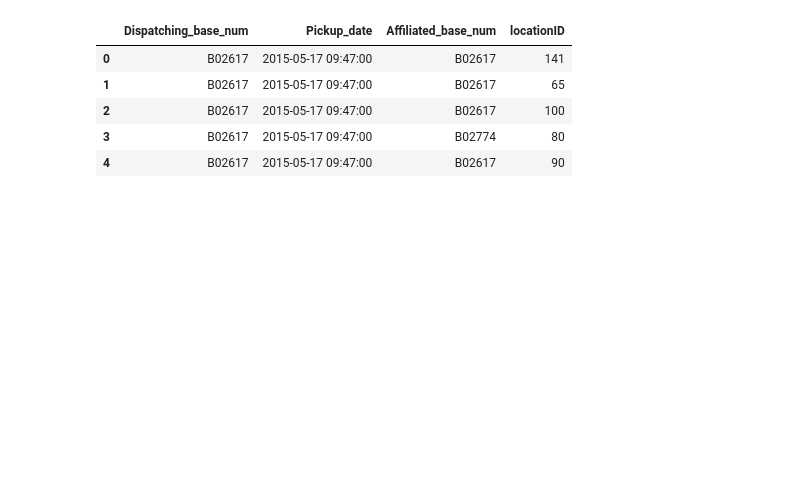
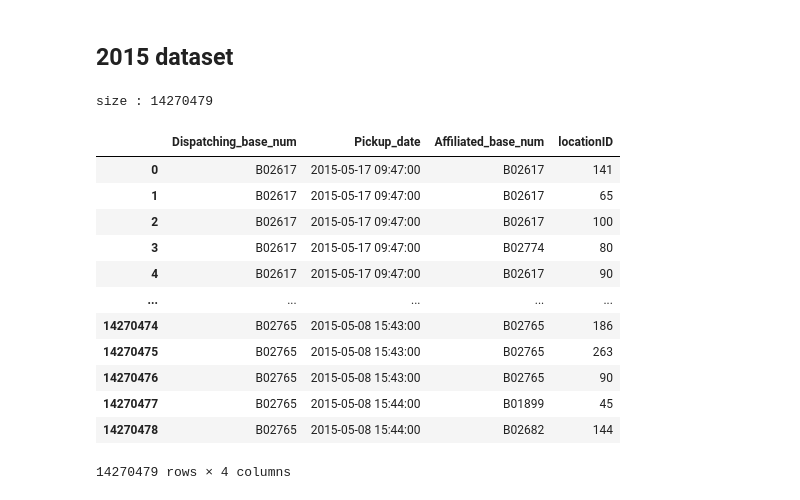
Before and after one commit to bring-nirachornkul/Big-Data-group-project, a Jupyter notebook: uber_preprocessing.ipynb, the cells around one changed output. Saved outputs shown, nothing was run; the diff lists cells and outputs as text; code cells hidden in the pictures; blank space fills up the shorter version.

```diff
--- a/uber_preprocessing.ipynb
+++ b/uber_preprocessing.ipynb
@@ -2,3 +7,4 @@
 import pandas as pd
 import numpy as np
 import matplotlib.pyplot as plt
+path = '/content/drive/MyDrive/Colab Notebooks/CSCE5300/project/'
@@ -17,0 +63,18 @@ df_2014[0].head(5)
+# %%
+map1 = folium.Map(
+    location=[40.71, -74.00],
+    tiles='cartodbpositron',
+    zoom_start=10
+)
+#marker_cluster = MarkerCluster("UBER Cluster").add_to(map1)
+x = df_2014[0]['Lat'][:100].values
+y = df_2014[0]['Lon'][:100].values
+
+for i in range(100):
+  folium.Marker([x[i], y[i]]).add_to(map1)
+
+#folium.Marker([40.769, -73.954], popup="<i>Mt. Hood Meadows</i>", tooltip='click me').add_to(map1)
+#folium.Marker([x, y], popup="<i>Mt. Hood Meadows</i>", tooltip='click me').add_to(map1)
+
+#df_2014[0].apply(lambda row:folium.Marker(location=[40, -73]).add_to(map1), axis=1)
+map1
@@ -17,0 +114,7 @@ df_2014[0].head(5)
+# %%
+h_size = np.array([[0]*24]*6)
+for i in range(len(df_2014)):
+  for j in range(24):
+    size = len(df_2014[i][df_2014[i]['Hour'] == j])
+    h_size[i, j] = size
+print(h_size)
@@ -17,0 +134,5 @@ df_2014[0].head(5)
+# %%
+for i in range(6):
+  plt.bar(range(24), h_size[i])
+  plt.title(m_2014[i])
+  plt.show()
@@ -18,13 +161,24 @@ df_2014[0].head(5)
+# %% [markdown]
+## 2015 dataset
 # %%
 f_2015 = ['uber-raw-data-janjune-15.csv']
 df_2015=[]
 for i in f_2015:
-    df_2015.append(pd.read_csv(i, encoding='Iso-8859-1'))
-df_2015[0].head(5)
+    df_2015.append(pd.read_csv(path+i, encoding='Iso-8859-1'))
+    print('size : {0}'.format(len(df_2015[0].index)))
+df_2015[0]
 # %% [output]
+size : 14270479
 |  | Dispatching_base_num | Pickup_date | Affiliated_base_num | locationID |
 | 0 | B02617 | 2015-05-17 09:47:00 | B02617 | 141 |
 | 1 | B02617 | 2015-05-17 09:47:00 | B02617 | 65 |
 | 2 | B02617 | 2015-05-17 09:47:00 | B02617 | 100 |
 | 3 | B02617 | 2015-05-17 09:47:00 | B02774 | 80 |
 | 4 | B02617 | 2015-05-17 09:47:00 | B02617 | 90 |
+| ... | ... | ... | ... | ... |
+| 14270474 | B02765 | 2015-05-08 15:43:00 | B02765 | 186 |
+| 14270475 | B02765 | 2015-05-08 15:43:00 | B02765 | 263 |
+| 14270476 | B02765 | 2015-05-08 15:43:00 | B02765 | 90 |
+| 14270477 | B02765 | 2015-05-08 15:44:00 | B01899 | 45 |
+| 14270478 | B02765 | 2015-05-08 15:44:00 | B02682 | 144 |
+14270479 rows × 4 columns
```
Also changed, not shown: parts of 36 cells of this notebook, 1 other file.
